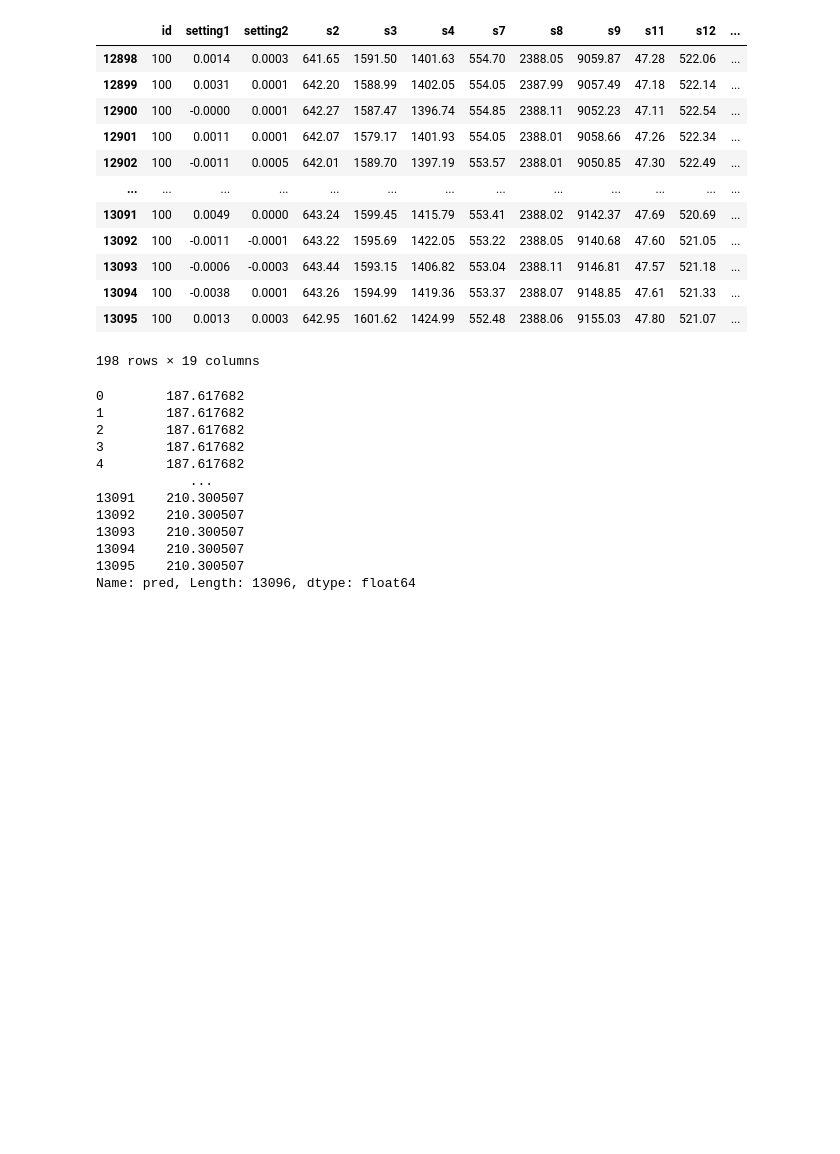
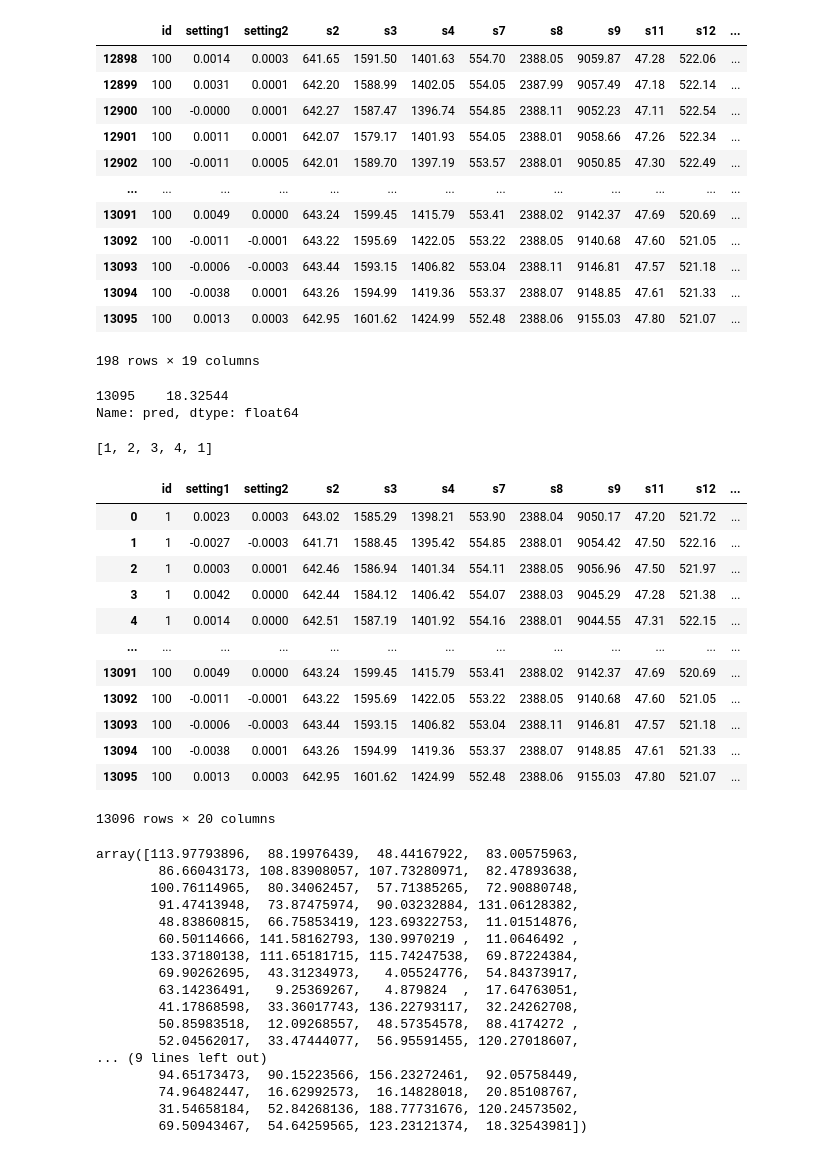
Before and after one commit to Harsh-Tiwadi/Predictive-Maintenance, a Jupyter notebook: Model/model.ipynb, the cells around one changed output. Drawn from its saved outputs; the diff is of its cells as text; code cells hidden in the pictures; blank space fills up the shorter version.

```diff
--- a/Model/model.ipynb
+++ b/Model/model.ipynb
@@ -314,3 +314,17 @@ test_df
 | 13094 | 100 | -0.0038 | 0.0001 | 643.26 | 1594.99 | 1419.36 | 553.37 | 2388.07 | 9148.85 | 47.61 | 521.33 | ... |
 | 13095 | 100 | 0.0013 | 0.0003 | 642.95 | 1601.62 | 1424.99 | 552.48 | 2388.06 | 9155.03 | 47.80 | 521.07 | ... |
 198 rows × 19 columns
+# %%
+sort_test_df = test_df.sort_values(['id', 'pred'])
+sum(sort_test_df[sort_test_df['id'] == 1].pred[:2].values.tolist() + sort_test_df[sort_test_df['id'] == 1].pred[:1].values.tolist() + sort_test_df[sort_test_df['id'] == 1].pred[:1].values.tolist())/4
+test_df[test_df['id'] == 100].pred[-1:]
+# %% [output]
+13095    18.32544
+Name: pred, dtype: float64
+# %%
+[1, 2, 3, 4] + [1]
+# %% [output]
+[1, 2, 3, 4, 1]
+# %%
+avg_pred = test_df['id'].map(lambda x : sum(sort_test_df[sort_test_df['id'] == x].pred[:2].values.tolist() + sort_test_df[sort_test_df['id'] == x].pred[:1].values.tolist() + sort_test_df[sort_test_df['id'] == x].pred[:1].values.tolist() + sort_test_df[sort_test_df['id'] == x].pred[:1].values.tolist())/5)
+last_pred =
@@ -317,16 +333,37 @@ test_df
+# %%
+test_df
+# %% [output]
+|  | id | setting1 | setting2 | s2 | s3 | s4 | s7 | s8 | s9 | s11 | s12 | ... |
+| 0 | 1 | 0.0023 | 0.0003 | 643.02 | 1585.29 | 1398.21 | 553.90 | 2388.04 | 9050.17 | 47.20 | 521.72 | ... |
+| 1 | 1 | -0.0027 | -0.0003 | 641.71 | 1588.45 | 1395.42 | 554.85 | 2388.01 | 9054.42 | 47.50 | 522.16 | ... |
+| 2 | 1 | 0.0003 | 0.0001 | 642.46 | 1586.94 | 1401.34 | 554.11 | 2388.05 | 9056.96 | 47.50 | 521.97 | ... |
+| 3 | 1 | 0.0042 | 0.0000 | 642.44 | 1584.12 | 1406.42 | 554.07 | 2388.03 | 9045.29 | 47.28 | 521.38 | ... |
+| 4 | 1 | 0.0014 | 0.0000 | 642.51 | 1587.19 | 1401.92 | 554.16 | 2388.01 | 9044.55 | 47.31 | 522.15 | ... |
+| ... | ... | ... | ... | ... | ... | ... | ... | ... | ... | ... | ... | ... |
+| 13091 | 100 | 0.0049 | 0.0000 | 643.24 | 1599.45 | 1415.79 | 553.41 | 2388.02 | 9142.37 | 47.69 | 520.69 | ... |
+| 13092 | 100 | -0.0011 | -0.0001 | 643.22 | 1595.69 | 1422.05 | 553.22 | 2388.05 | 9140.68 | 47.60 | 521.05 | ... |
+| 13093 | 100 | -0.0006 | -0.0003 | 643.44 | 1593.15 | 1406.82 | 553.04 | 2388.11 | 9146.81 | 47.57 | 521.18 | ... |
+| 13094 | 100 | -0.0038 | 0.0001 | 643.26 | 1594.99 | 1419.36 | 553.37 | 2388.07 | 9148.85 | 47.61 | 521.33 | ... |
+| 13095 | 100 | 0.0013 | 0.0003 | 642.95 | 1601.62 | 1424.99 | 552.48 | 2388.06 | 9155.03 | 47.80 | 521.07 | ... |
+13096 rows × 20 columns
 # %%
-test_df_g = test_df.groupby('id')['pred'].transform()
-test_df_g
+test_df_g = test_df.groupby('id')['pred'].min()
+test_df_g.values
 # %% [output]
-0        187.617682
-1        187.617682
-2        187.617682
-3        187.617682
-4        187.617682
-            ...
-13091    210.300507
-13092    210.300507
-13093    210.300507
-13094    210.300507
-13095    210.300507
-Name: pred, Length: 13096, dtype: float64
+array([113.97793896,  88.19976439,  48.44167922,  83.00575963,
+        86.66043173, 108.83908057, 107.73280971,  82.47893638,
+       100.76114965,  80.34062457,  57.71385265,  72.90880748,
+        91.47413948,  73.87475974,  90.03232884, 131.06128382,
+        48.83860815,  66.75853419, 123.69322753,  11.01514876,
+        60.50114666, 141.58162793, 130.9970219 ,  11.0646492 ,
+       133.37180138, 111.65181715, 115.74247538,  69.87224384,
+        69.90262695,  43.31234973,   4.05524776,  54.84373917,
+        63.14236491,   9.25369267,   4.879824  ,  17.64763051,
+        41.17868598,  33.36017743, 136.22793117,  32.24262708,
+        50.85983518,  12.09268557,  48.57354578,  88.4174272 ,
+        52.04562017,  33.47444077,  56.95591455, 120.27018607,
+... (9 lines left out)
+        94.65173473,  90.15223566, 156.23272461,  92.05758449,
+        74.96482447,  16.62992573,  16.14828018,  20.85108767,
+        31.54658184,  52.84268136, 188.77731676, 120.24573502,
+        69.50943467,  54.64259565, 123.23121374,  18.32543981])
```
Also changed, not shown: parts of 6 cells of this notebook.
